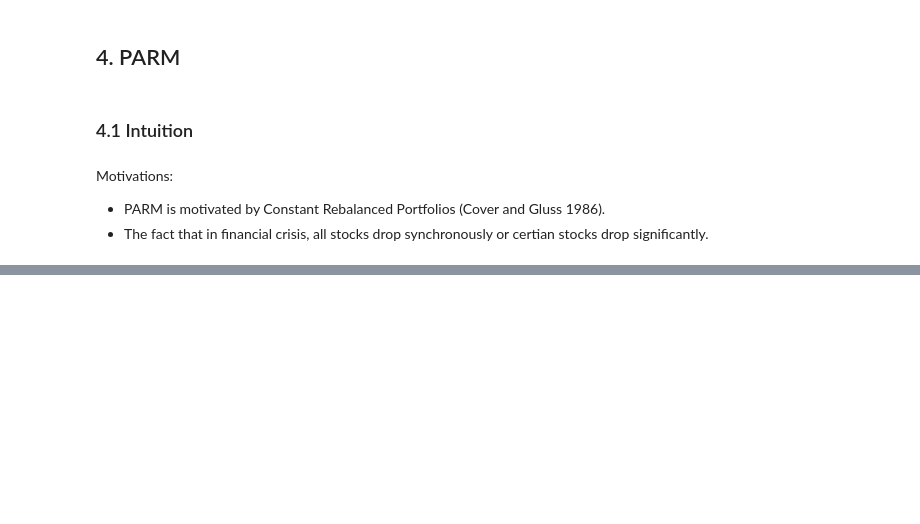
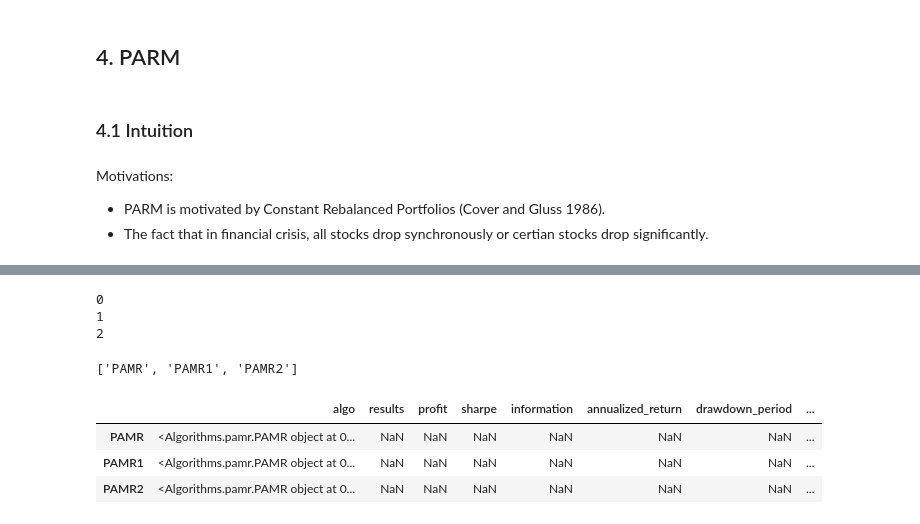
Before and after one commit to KhangDuyLe/portfolio-selection, a Jupyter notebook: PARM.ipynb, the cells around one changed output, grey strips where cells are left out. Saved outputs shown, nothing was run; the diff lists cells and outputs as text; code cells hidden in the pictures; blank space fills up the shorter version.

```diff
--- a/PARM.ipynb
+++ b/PARM.ipynb
@@ -141,0 +168,21 @@ Motivations:
+# %%
+a0 = pamr.PAMR()
+a1 = pamr.PAMR(variant=1,eps=0.2)
+a2 = pamr.PAMR(variant=2,eps=1 )
+# %% [output]
+0
+1
+2
+# %%
+algos = [
+    a0,
+    a1,
+    a2
+]
+# %%
+algo_names = ['PAMR', 'PAMR1', 'PAMR2']
+algo_data = ['algo', 'results', 'profit', 'sharpe', 'information', 'annualized_return', 'drawdown_period','wealth_cumulative']
+metrics = algo_data[2:]
+print(algo_names)
+# %% [output]
+['PAMR', 'PAMR1', 'PAMR2']
@@ -141,0 +191,9 @@ Motivations:
+# %%
+olps_train = pd.DataFrame(index=algo_names, columns=algo_data)
+olps_train.algo = algos
+olps_train
+# %% [output]
+|  | algo | results | profit | sharpe | information | annualized_return | drawdown_period | ... |
+| PAMR | <Algorithms.pamr.PAMR object at 0... | NaN | NaN | NaN | NaN | NaN | NaN | ... |
+| PAMR1 | <Algorithms.pamr.PAMR object at 0... | NaN | NaN | NaN | NaN | NaN | NaN | ... |
+| PAMR2 | <Algorithms.pamr.PAMR object at 0... | NaN | NaN | NaN | NaN | NaN | NaN | ... |
```
Also changed, not shown: parts of 48 cells of this notebook, 23 other files.
